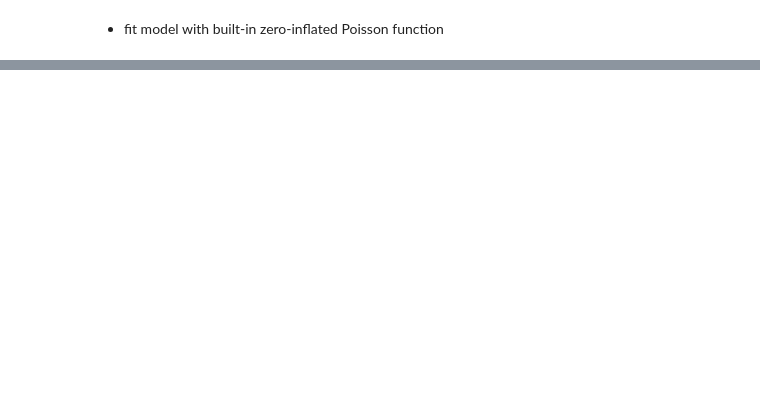
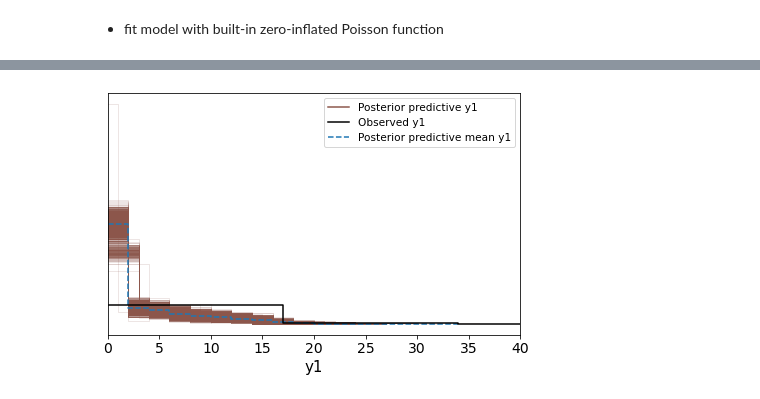
Before and after one commit to jhrcook/bayesian-analysis-with-python_e2, a Jupyter notebook: 04_generalized-linear-models.ipynb, the cells around one changed output, grey strips where cells are left out. Saved outputs shown, nothing was run; the diff lists cells and outputs as text; code cells hidden in the pictures; blank space fills up the shorter version.

```diff
--- a/04_generalized-linear-models.ipynb
+++ b/04_generalized-linear-models.ipynb
@@ -381,0 +450,6 @@ az.summary(az_trace_zip)
+# %%
+az.plot_ppc(az_trace_ZIP_reg)
+plt.xlim((0, 40))
+plt.show()
+# %% [output]
+[figure, added]
```
Also changed, not shown: parts of 27 cells of this notebook, 16 other files.
